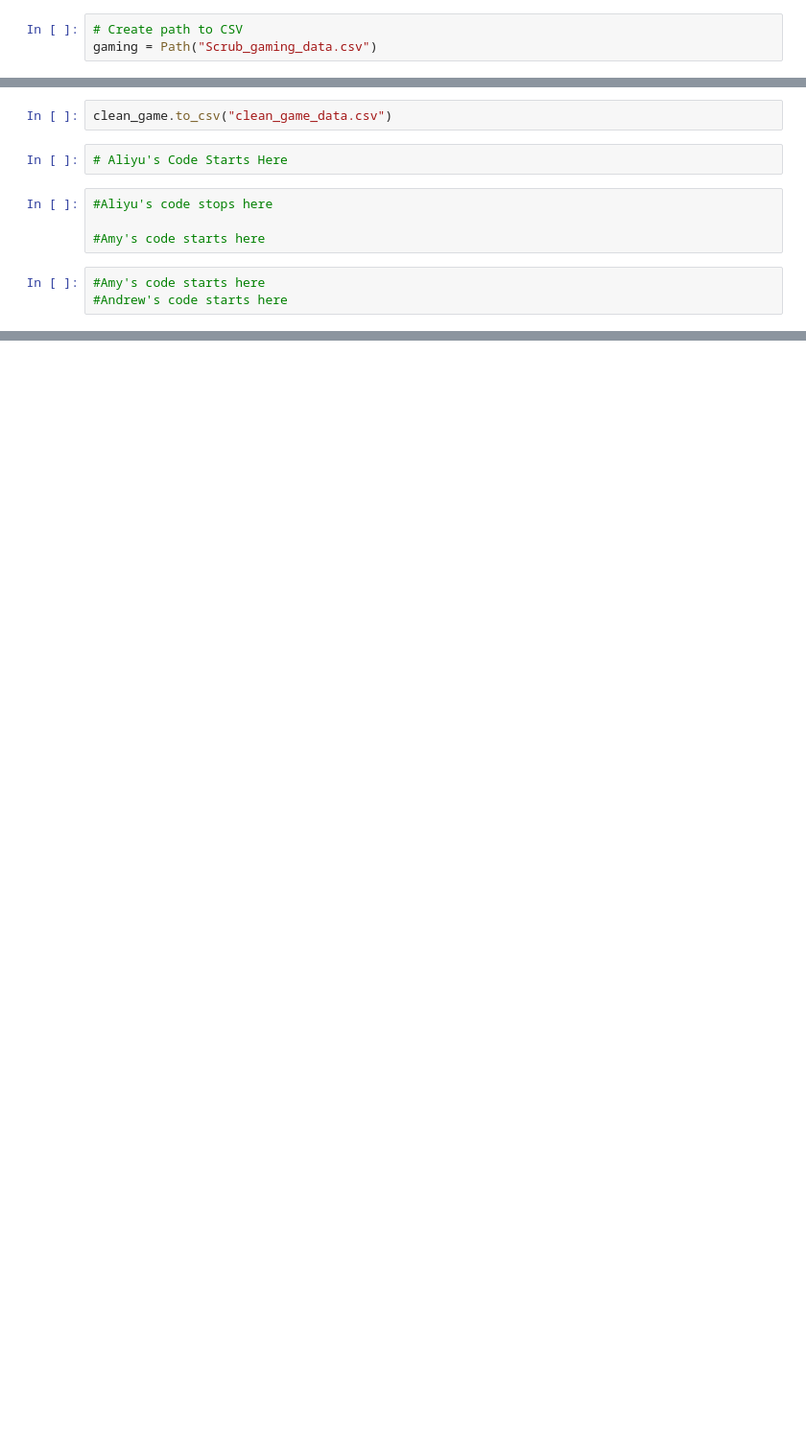
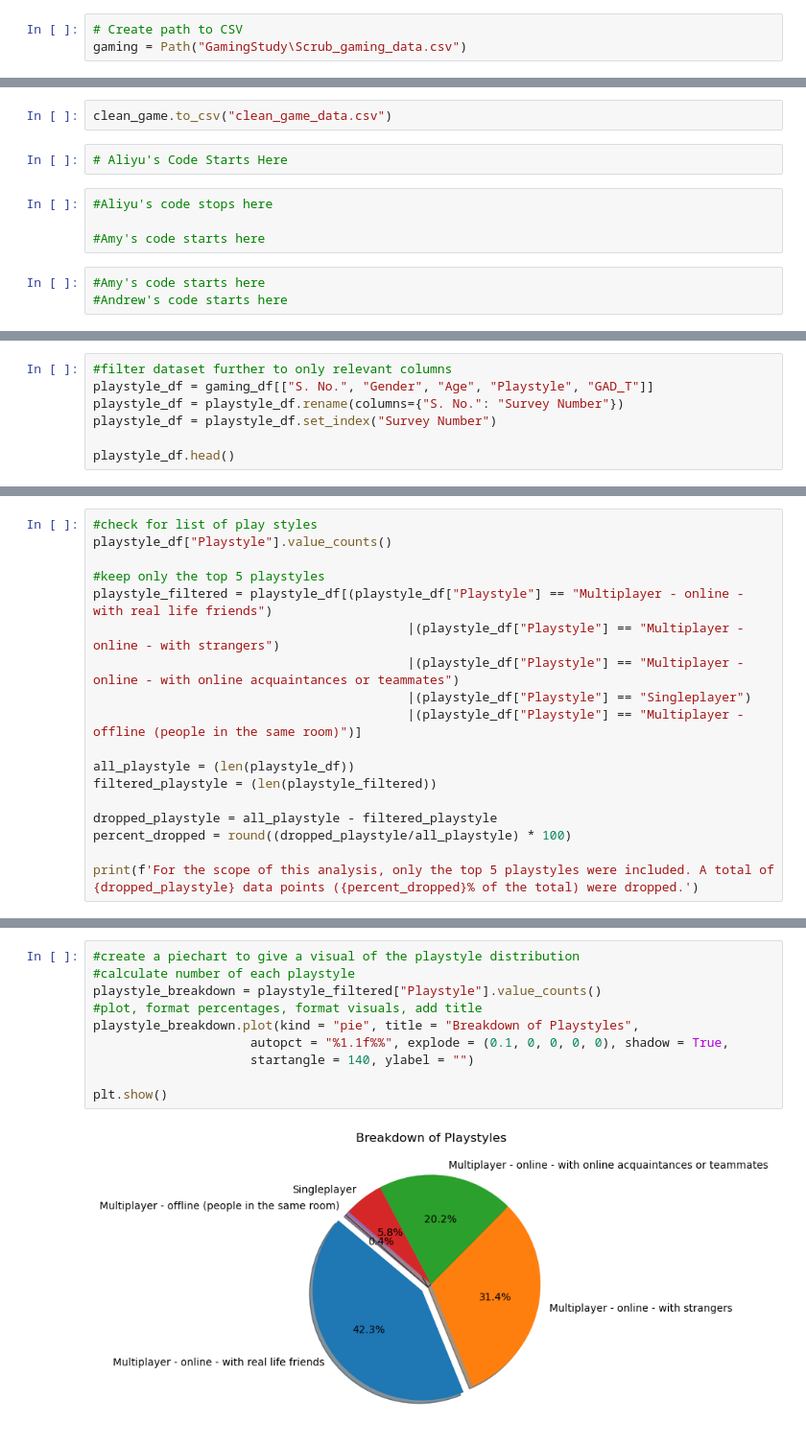
Before and after one commit to annabitzer/Project-1---Group-9, a Jupyter notebook: Data Cleaning.ipynb, the cells around one changed output, grey strips where cells are left out. Shown: that part at 96% size. Drawn from its saved outputs; the diff is of its cells as text; blank space fills up the shorter version.

Commit message:
question specific cleaning, first plot complete

```diff
--- a/Data Cleaning.ipynb
+++ b/Data Cleaning.ipynb
@@ -6,7 +6,7 @@ from pathlib import Path
 import chardet
 # %%
 # Create path to CSV
-gaming = Path("Scrub_gaming_data.csv")
+gaming = Path("GamingStudy\Scrub_gaming_data.csv")
 # %%
 # read in binary mode and detect encoding
 # with open("../Scrub gaming data.csv", 'rb') as f:
@@ -40,0 +85,7 @@ clean_game.to_csv("clean_game_data.csv")
+# %%
+#filter dataset further to only relevant columns
+playstyle_df = gaming_df[["S. No.", "Gender", "Age", "Playstyle", "GAD_T"]]
+playstyle_df = playstyle_df.rename(columns={"S. No.": "Survey Number"})
+playstyle_df = playstyle_df.set_index("Survey Number")
+
+playstyle_df.head()
@@ -40,0 +100,18 @@ clean_game.to_csv("clean_game_data.csv")
+# %%
+#check for list of play styles
+playstyle_df["Playstyle"].value_counts()
+
+#keep only the top 5 playstyles
+playstyle_filtered = playstyle_df[(playstyle_df["Playstyle"] == "Multiplayer - online - with real life friends")
+                                          |(playstyle_df["Playstyle"] == "Multiplayer - online - with strangers")
+                                          |(playstyle_df["Playstyle"] == "Multiplayer - online - with online acquaintances or teammates")
+                                          |(playstyle_df["Playstyle"] == "Singleplayer")
+                                          |(playstyle_df["Playstyle"] == "Multiplayer - offline (people in the same room)")]
+
+all_playstyle = (len(playstyle_df))
+filtered_playstyle = (len(playstyle_filtered))
+
+dropped_playstyle = all_playstyle - filtered_playstyle
+percent_dropped = round((dropped_playstyle/all_playstyle) * 100)
+
+print(f'For the scope of this analysis, only the top 5 playstyles were included. A total of {dropped_playstyle} data points ({percent_dropped}% of the total) were dropped.')
@@ -40,0 +127,12 @@ clean_game.to_csv("clean_game_data.csv")
+# %%
+#create a piechart to give a visual of the playstyle distribution
+#calculate number of each playstyle
+playstyle_breakdown = playstyle_filtered["Playstyle"].value_counts()
+#plot, format percentages, format visuals, add title
+playstyle_breakdown.plot(kind = "pie", title = "Breakdown of Playstyles",
+                     autopct = "%1.1f%%", explode = (0.1, 0, 0, 0, 0), shadow = True,
+                     startangle = 140, ylabel = "")
+
+plt.show()
+# %% [output]
+[figure, added]
```
Also changed, not shown: parts of 12 cells of this notebook, 1 other file.
